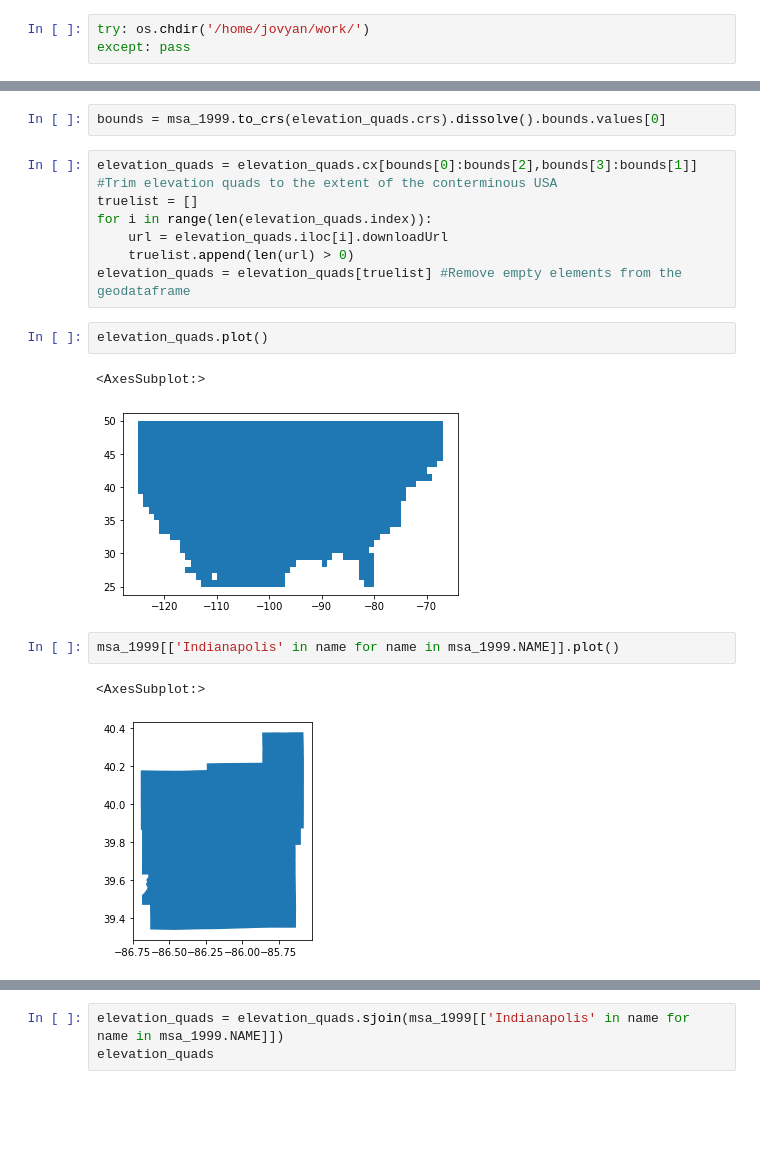
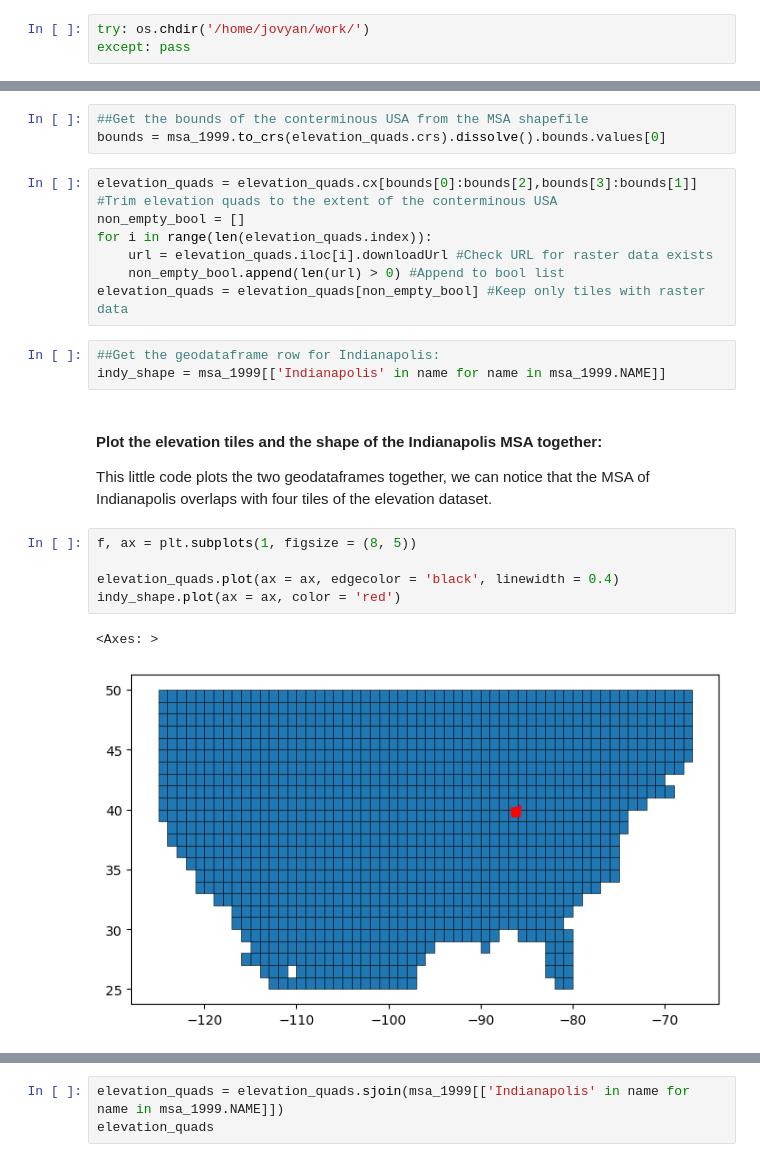
Before and after one commit to TheLeache/gds4ae_practice_23, a Jupyter notebook: session2_download_data_example.ipynb, the cells around one changed output, grey strips where cells are left out. Cells and saved outputs as stored; diff of their text form; blank space fills up the shorter version.

```diff
--- a/session2_download_data_example.ipynb
+++ b/session2_download_data_example.ipynb
@@ -22,21 +31,27 @@ msa_localfile = ('./data/msa1999_boundaries.shp')
 elevation_quads = gp.read_file(quads_localfile)
 msa_1999 = gp.read_file(msa_localfile).to_crs(elevation_quads.crs)
 # %%
+##Get the bounds of the conterminous USA from the MSA shapefile
 bounds = msa_1999.to_crs(elevation_quads.crs).dissolve().bounds.values[0]
 # %%
 elevation_quads = elevation_quads.cx[bounds[0]:bounds[2],bounds[3]:bounds[1]] #Trim elevation quads to the extent of the conterminous USA
-truelist = []
+non_empty_bool = []
 for i in range(len(elevation_quads.index)):
-    url = elevation_quads.iloc[i].downloadUrl
-    truelist.append(len(url) > 0)
-elevation_quads = elevation_quads[truelist] #Remove empty elements from the geodataframe
+    url = elevation_quads.iloc[i].downloadUrl #Check URL for raster data exists
+    non_empty_bool.append(len(url) > 0) #Append to bool list
+elevation_quads = elevation_quads[non_empty_bool] #Keep only tiles with raster data
-# %%
-elevation_quads.plot()
-# %% [output]
-<AxesSubplot:>
-[figure, removed]
 # %%
-msa_1999[['Indianapolis' in name for name in msa_1999.NAME]].plot()
+##Get the geodataframe row for Indianapolis:
+indy_shape = msa_1999[['Indianapolis' in name for name in msa_1999.NAME]]
-# %% [output]
-<AxesSubplot:>
-[figure, removed]
+# %% [markdown]
+#### Plot the elevation tiles and the shape of the Indianapolis MSA together:
+
+This little code plots the two geodataframes together, we can notice that the MSA of Indianapolis overlaps with four tiles of the elevation dataset.
+# %%
+f, ax = plt.subplots(1, figsize = (8, 5))
+
+elevation_quads.plot(ax = ax, edgecolor = 'black', linewidth = 0.4)
+indy_shape.plot(ax = ax, color = 'red')
+# %% [output]
+<Axes: >
+[figure, added]
```
Also changed, not shown: parts of 17 cells of this notebook, 3 other files.
